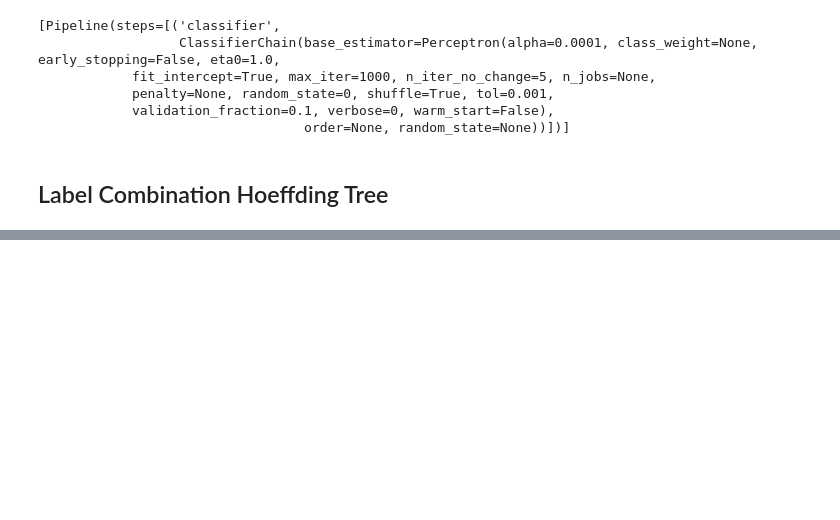
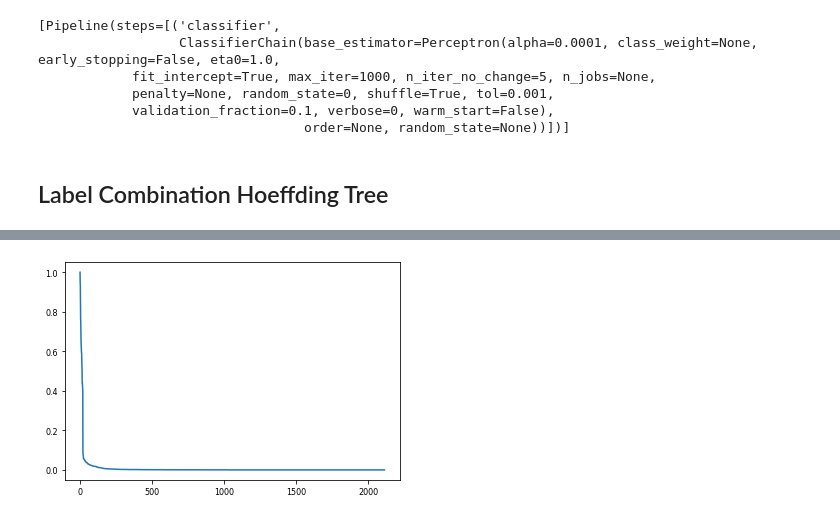
Before and after one commit to Juancard/multi-label-classification-on-data-streamings, a Jupyter notebook: 20ng_clasificaciones.ipynb, the cells around one changed output, grey strips where cells are left out. Saved outputs shown, nothing was run; the diff lists cells and outputs as text; code cells hidden in the pictures; blank space fills up the shorter version.

```diff
--- a/20ng_clasificaciones.ipynb
+++ b/20ng_clasificaciones.ipynb
@@ -639,0 +649,17 @@ array([False, False, False, ..., False, False, False])
+# %%
+drift_stream = ConceptDriftStream2(
+    stream=data_stream,
+    drift_stream=ml_stream,
+    position=round(data_stream.n_remaining_samples() * 0.95),
+    #width=1000
+)
+drift_stream.restart()
+n=0
+
+prob_drift_array = []
+while drift_stream.has_more_samples():
+  prob_drift_array.append(drift_stream.prob_drift())
+  n+=1
+print("Cantidad de ejemplos: ", n, " (cambia con cada corrida)")
+print("drift_stream.target_names: ", drift_stream.target_names)
+drift_stream.restart()
@@ -639,0 +721,11 @@ array([False, False, False, ..., False, False, False])
+# %%
+drift_stream.restart()
+y_stream_drift = []
+while drift_stream.has_more_samples():
+  _, y_stream_drift_sample = drift_stream.next_sample()
+  y_stream_drift.append(y_stream_drift_sample.flatten())
+y_stream_drift = np.array(y_stream_drift)
+label_skew_graph(y_stream_drift)
+drift_stream.restart()
+# %% [output]
+[figure, added]
```
Also changed, not shown: parts of 51 cells of this notebook.
